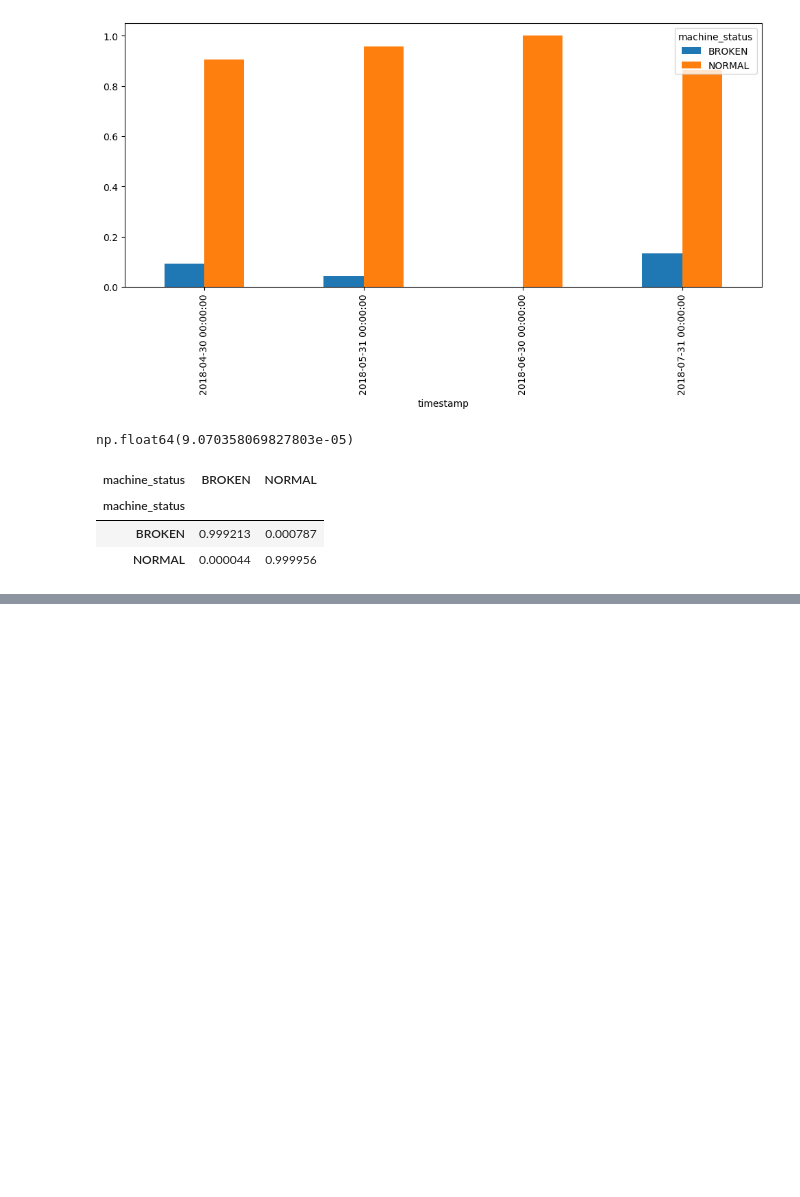
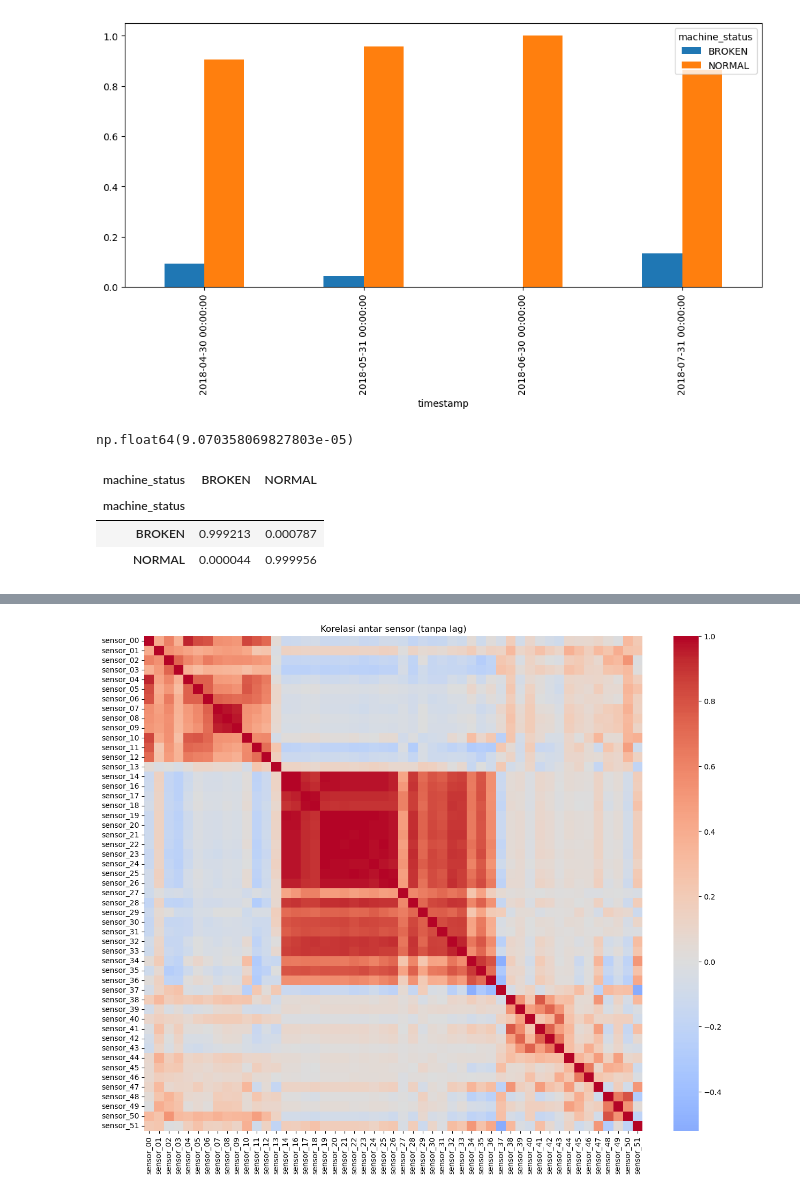
Before and after one commit to TurmaeUrsorum/Pump-Sensor-Time-Series, a Jupyter notebook: notebooks/RND.ipynb, the cells around one changed output, grey strips where cells are left out. Drawn from its saved outputs; the diff is of its cells as text; code cells hidden in the pictures; blank space fills up the shorter version.

```diff
--- a/notebooks/RND.ipynb
+++ b/notebooks/RND.ipynb
@@ -478,0 +541,4 @@ pd.crosstab(df_sensor['machine_status'], df_sensor['machine_status'].shift(-1),
+# %%
+df_sensor['next_status'] = df_sensor['machine_status'].shift(-1)
+transition = pd.crosstab(df_sensor['machine_status'], df_sensor['next_status'], normalize='index')
+print(transition)
@@ -478,0 +580,15 @@ pd.crosstab(df_sensor['machine_status'], df_sensor['machine_status'].shift(-1),
+# %%
+import matplotlib.pyplot as plt
+import seaborn as sns
+
+# Ambil kolom sensor aja
+sensor_cols = [col for col in df_sensor.columns if col.startswith('sensor_')]
+
+corr_matrix = df_sensor[sensor_cols].corr()
+
+plt.figure(figsize=(15, 12))
+sns.heatmap(corr_matrix, cmap='coolwarm', center=0)
+plt.title("Korelasi antar sensor (tanpa lag)")
+plt.show()
+# %% [output]
+[figure, added]
```
Also changed, not shown: parts of 22 cells of this notebook.
